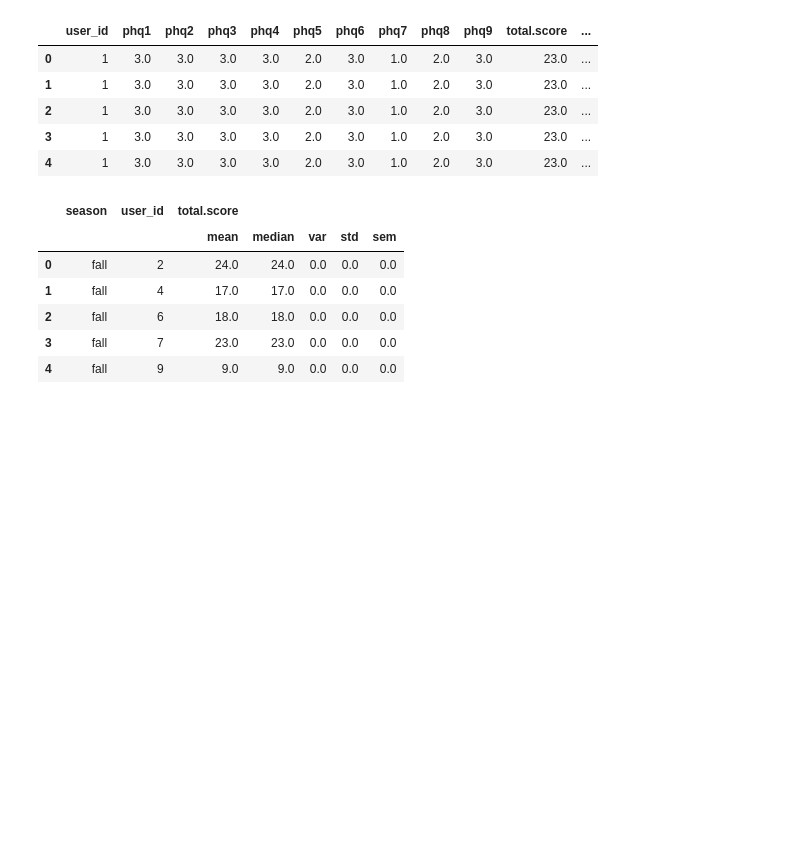
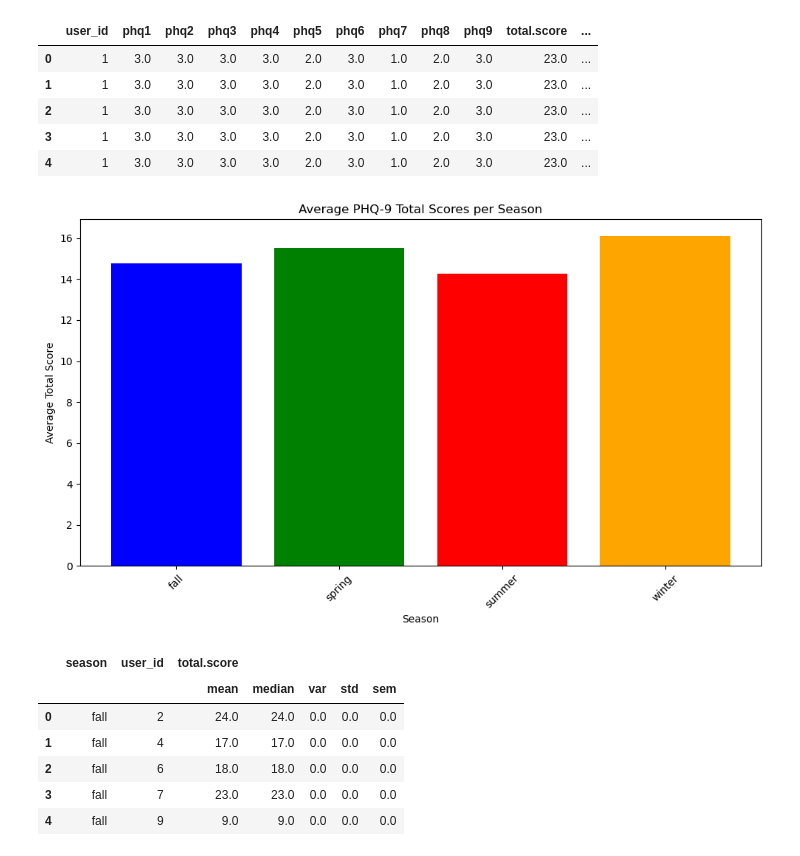
Before and after one commit to meera-patel01/PHQ-9-ANALYSIS, a Jupyter notebook: PHQ-9 ANALYSIS.ipynb, the cells around one changed output. Saved outputs shown, nothing was run; the diff lists cells and outputs as text; code cells hidden in the pictures; blank space fills up the shorter version.

```diff
--- a/PHQ-9 ANALYSIS.ipynb
+++ b/PHQ-9 ANALYSIS.ipynb
@@ -83,6 +83,23 @@ total_scores_df.head()
 | 2 | 1 | 3.0 | 3.0 | 3.0 | 3.0 | 2.0 | 3.0 | 1.0 | 2.0 | 3.0 | 23.0 | ... |
 | 3 | 1 | 3.0 | 3.0 | 3.0 | 3.0 | 2.0 | 3.0 | 1.0 | 2.0 | 3.0 | 23.0 | ... |
 | 4 | 1 | 3.0 | 3.0 | 3.0 | 3.0 | 2.0 | 3.0 | 1.0 | 2.0 | 3.0 | 23.0 | ... |
+# %%
+# Group the data by season and calculate the mean of total scores for each season
+season_scores = total_scores_df.groupby('season')['total.score'].mean().reset_index()
+
+# Plotting the bar graph
+plt.figure(figsize=(10,6))
+plt.bar(season_scores['season'], season_scores['total.score'], color=['blue', 'green', 'red', 'orange'])
+plt.title('Average PHQ-9 Total Scores per Season')
+plt.xlabel('Season')
+plt.ylabel('Average Total Score')
+plt.xticks(rotation=45)  # Rotate the x-axis labels for better readability
+plt.tight_layout()  # Adjust the layout to fit the figure neatly
+
+# Show the plot
+plt.show()
+# %% [output]
+[figure, added]
 # %%
 #statistics grouped by season then user
 agg_df = total_scores_df.groupby(['season', 'user_id'])[['total.score']].agg(['mean', 'median', 'var', 'std', 'sem']).reset_index().rename(columns={0:'n'})
```
